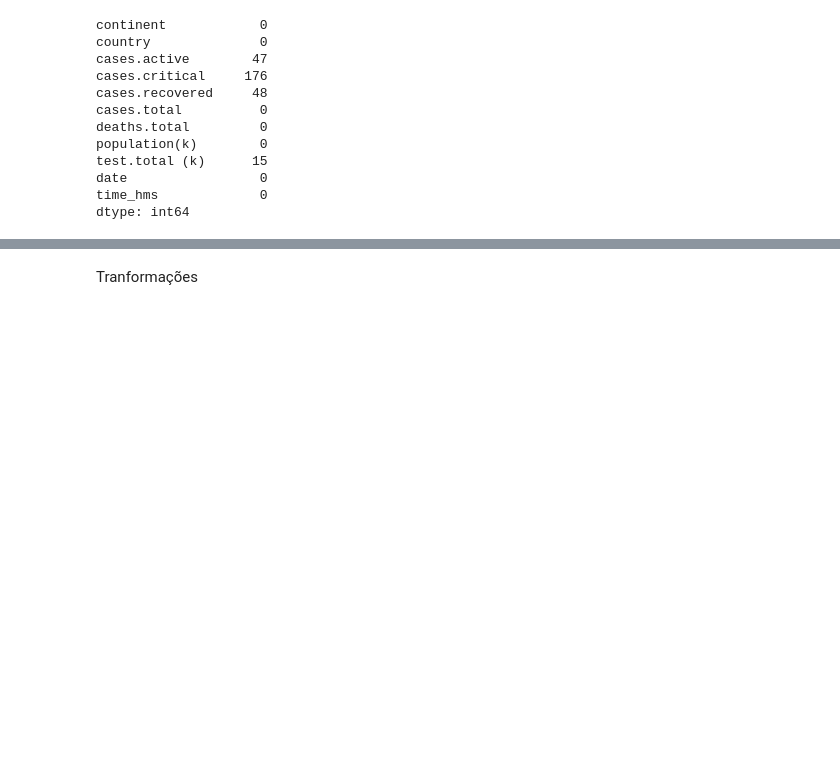
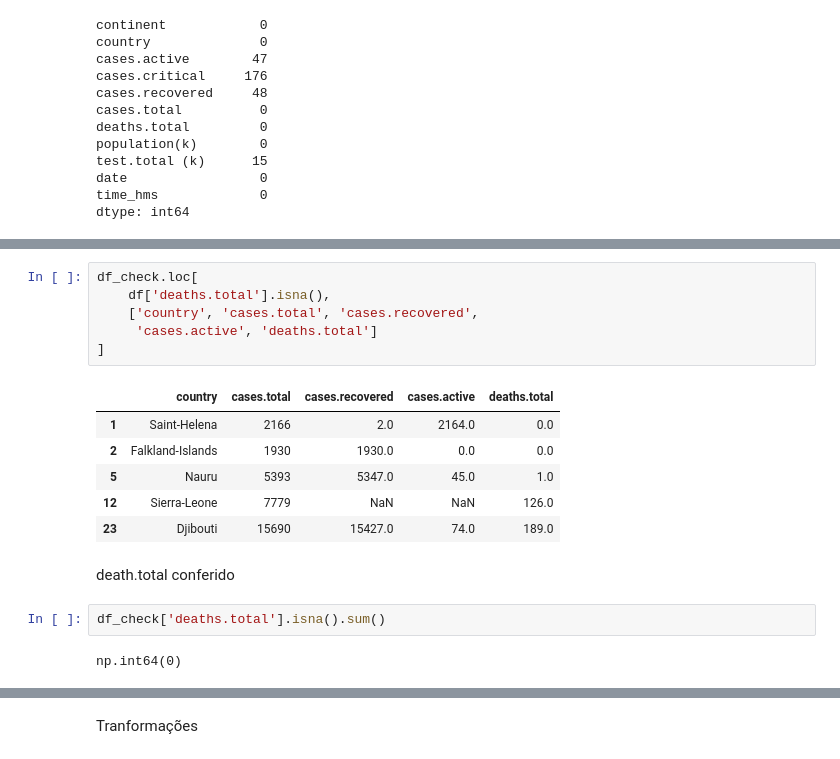
Before and after one commit to amanda-dalmeida/covid19-data-analysis, a Jupyter notebook: covid19_eda.ipynb, the cells around one changed output, grey strips where cells are left out. Cells and saved outputs as stored; diff of their text form; blank space fills up the shorter version.

```diff
--- a/covid19_eda.ipynb
+++ b/covid19_eda.ipynb
@@ -682,0 +712,19 @@ dtype: int64
+# %%
+df_check.loc[
+    df['deaths.total'].isna(),
+    ['country', 'cases.total', 'cases.recovered',
+     'cases.active', 'deaths.total']
+]
+# %% [output]
+|  | country | cases.total | cases.recovered | cases.active | deaths.total |
+| 1 | Saint-Helena | 2166 | 2.0 | 2164.0 | 0.0 |
+| 2 | Falkland-Islands | 1930 | 1930.0 | 0.0 | 0.0 |
+| 5 | Nauru | 5393 | 5347.0 | 45.0 | 1.0 |
+| 12 | Sierra-Leone | 7779 | NaN | NaN | 126.0 |
+| 23 | Djibouti | 15690 | 15427.0 | 74.0 | 189.0 |
+# %% [markdown]
+death.total conferido
+# %%
+df_check['deaths.total'].isna().sum()
+# %% [output]
+np.int64(0)
```
Also changed, not shown: parts of 21 cells of this notebook.
